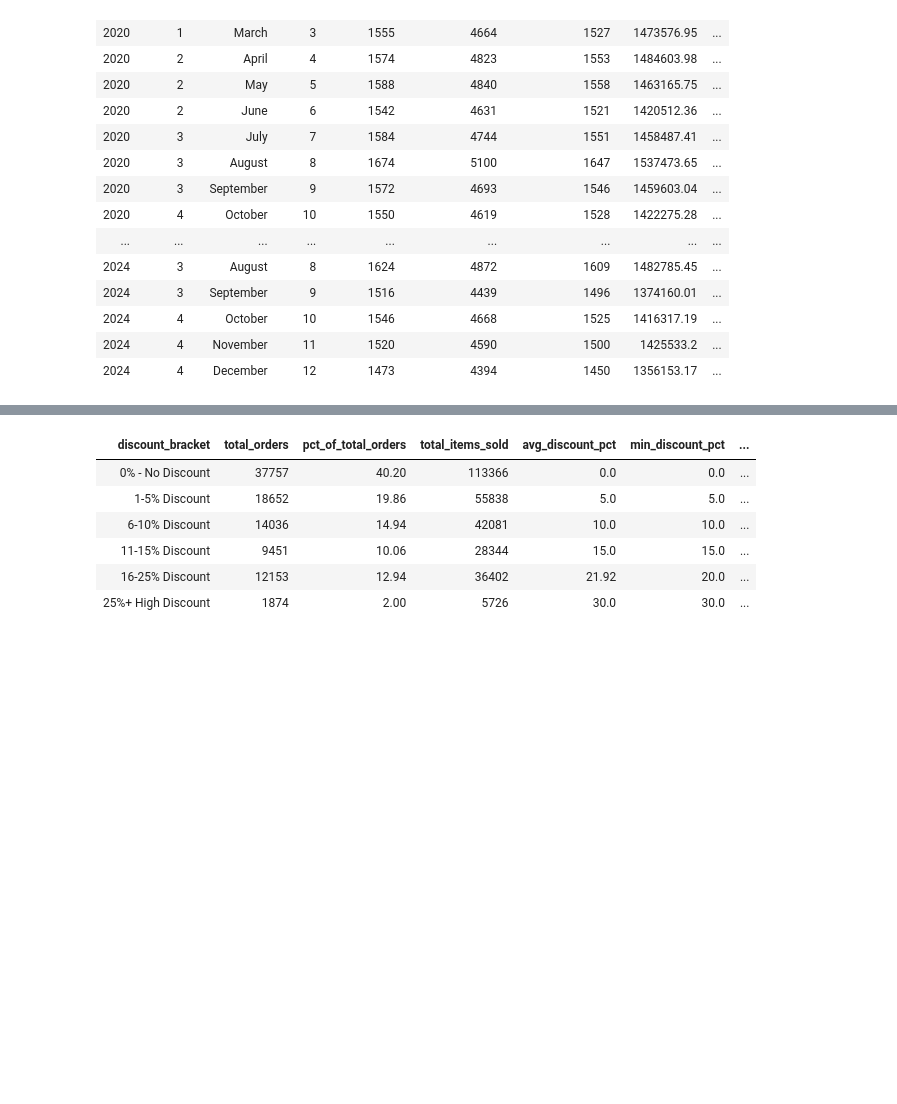
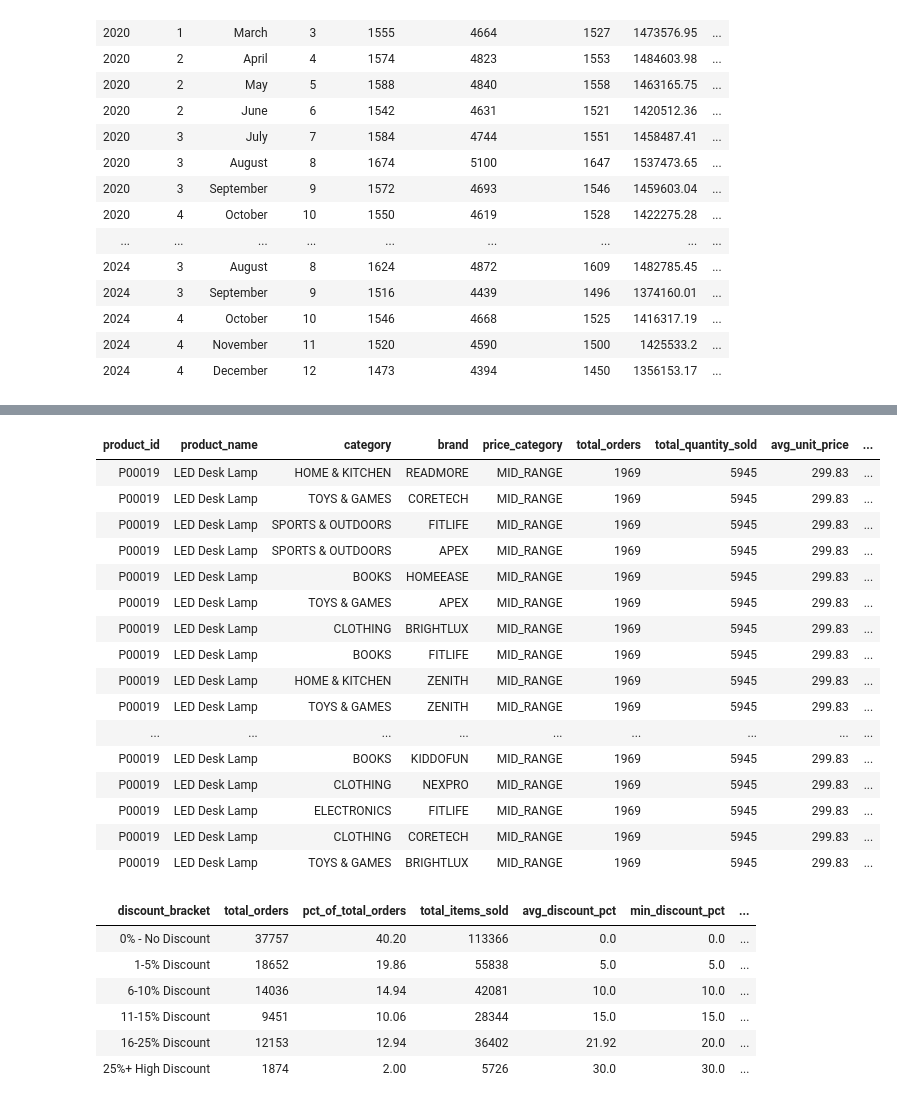
Before and after one commit to ricferal/mvpPucEngenhariaDados, a Jupyter notebook: Consultas_SQL_Avancadas_Amazon.ipynb, the cells around one changed output, grey strips where cells are left out. Saved outputs shown, nothing was run; the diff lists cells and outputs as text; code cells hidden in the pictures; blank space fills up the shorter version.

```diff
--- a/Consultas_SQL_Avancadas_Amazon.ipynb
+++ b/Consultas_SQL_Avancadas_Amazon.ipynb
@@ -94,6 +100,44 @@ LIMIT 20;
 | LED Desk Lamp | CLOTHING | BRIGHTLUX | MID_RANGE | 1969 | 5945 | 1937 | ... |
 | LED Desk Lamp | CLOTHING | CORETECH | MID_RANGE | 1969 | 5945 | 1937 | ... |
 | LED Desk Lamp | TOYS & GAMES | BRIGHTLUX | MID_RANGE | 1969 | 5945 | 1937 | ... |
+# %%
+%sql
+-- PERGUNTA 1.2: Produtos com melhor performance de vendas (refeita)
+SELECT
+    p.product_id,
+    p.product_name,
+    p.category,
+    p.brand,
+    p.price_category,
+    COUNT(f.order_key) AS total_orders,
+    SUM(f.quantity) AS total_quantity_sold,
+    ROUND(AVG(f.unit_price), 2) AS avg_unit_price,
+    ROUND(SUM(f.total_amount), 2) AS total_revenue,
+    ROUND(SUM(f.discount_amount), 2) AS total_discounts_given
+FROM workspace.amazon_sales_mvp.fact_sales f
+JOIN workspace.amazon_sales_mvp.dim_product p ON f.product_key = p.product_id
+WHERE f.order_status NOT IN ('CANCELLED', 'RETURNED')
+GROUP BY p.product_id, p.product_name, p.category, p.brand, p.price_category
+ORDER BY total_revenue DESC
+LIMIT 20;
+# %% [output]
+| product_id | product_name | category | brand | price_category | total_orders | total_quantity_sold | avg_unit_price | ... |
+| P00019 | LED Desk Lamp | HOME & KITCHEN | READMORE | MID_RANGE | 1969 | 5945 | 299.83 | ... |
+| P00019 | LED Desk Lamp | TOYS & GAMES | CORETECH | MID_RANGE | 1969 | 5945 | 299.83 | ... |
+| P00019 | LED Desk Lamp | SPORTS & OUTDOORS | FITLIFE | MID_RANGE | 1969 | 5945 | 299.83 | ... |
+| P00019 | LED Desk Lamp | SPORTS & OUTDOORS | APEX | MID_RANGE | 1969 | 5945 | 299.83 | ... |
+| P00019 | LED Desk Lamp | BOOKS | HOMEEASE | MID_RANGE | 1969 | 5945 | 299.83 | ... |
+| P00019 | LED Desk Lamp | TOYS & GAMES | APEX | MID_RANGE | 1969 | 5945 | 299.83 | ... |
+| P00019 | LED Desk Lamp | CLOTHING | BRIGHTLUX | MID_RANGE | 1969 | 5945 | 299.83 | ... |
+| P00019 | LED Desk Lamp | BOOKS | FITLIFE | MID_RANGE | 1969 | 5945 | 299.83 | ... |
+| P00019 | LED Desk Lamp | HOME & KITCHEN | ZENITH | MID_RANGE | 1969 | 5945 | 299.83 | ... |
+| P00019 | LED Desk Lamp | TOYS & GAMES | ZENITH | MID_RANGE | 1969 | 5945 | 299.83 | ... |
+| ... | ... | ... | ... | ... | ... | ... | ... | ... |
+| P00019 | LED Desk Lamp | BOOKS | KIDDOFUN | MID_RANGE | 1969 | 5945 | 299.83 | ... |
+| P00019 | LED Desk Lamp | CLOTHING | NEXPRO | MID_RANGE | 1969 | 5945 | 299.83 | ... |
+| P00019 | LED Desk Lamp | ELECTRONICS | FITLIFE | MID_RANGE | 1969 | 5945 | 299.83 | ... |
+| P00019 | LED Desk Lamp | CLOTHING | CORETECH | MID_RANGE | 1969 | 5945 | 299.83 | ... |
+| P00019 | LED Desk Lamp | TOYS & GAMES | BRIGHTLUX | MID_RANGE | 1969 | 5945 | 299.83 | ... |
 # %%
 %sql
 --PERGUNTA 1.3: Como o desconto impacta no volume de vendas
```
Also changed, not shown: parts of 1 cell of this notebook, 1 other file.
